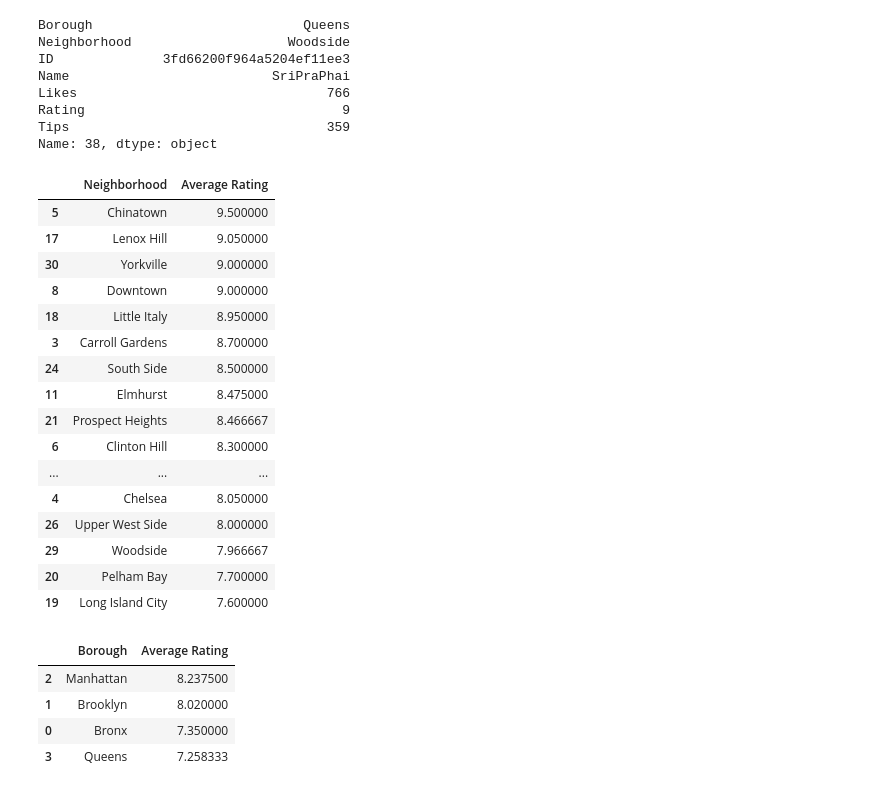
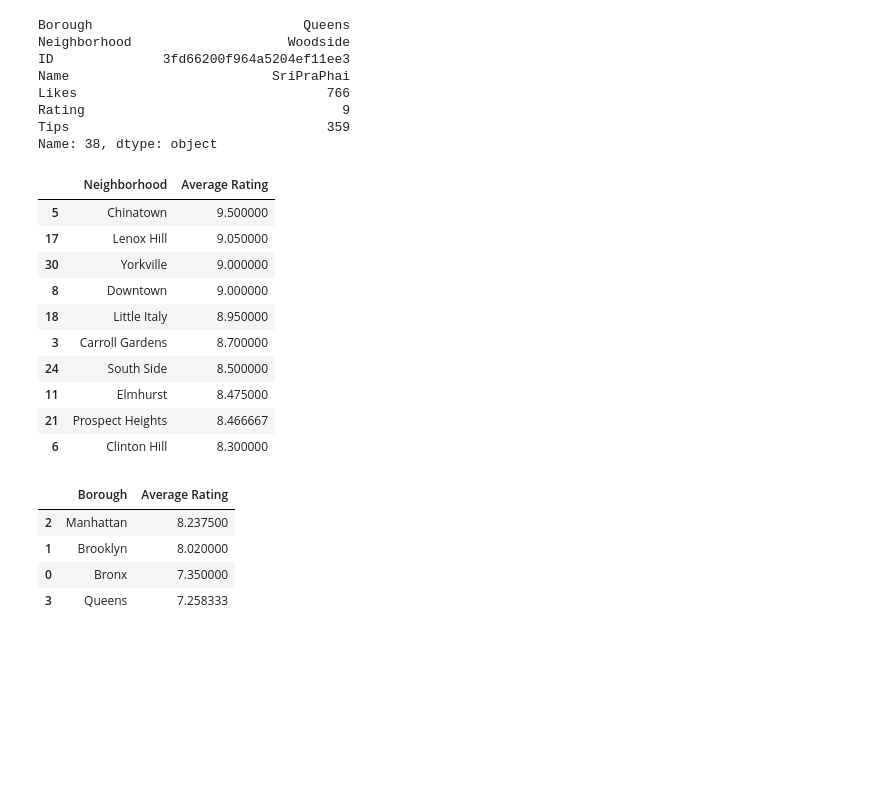
Before and after one commit to Prnp15/Coursera_Capstone_Data_analysis, a Jupyter notebook: Final_Project_Thai_Rest.ipynb, the cells around one changed output. Cells and saved outputs as stored; diff of their text form; code cells hidden in the pictures; blank space fills up the shorter version.

```diff
--- a/Final_Project_Thai_Rest.ipynb
+++ b/Final_Project_Thai_Rest.ipynb
@@ -344,23 +344,17 @@ Name: 38, dtype: object
 # %%
 ny_neighborhood_stats=thai_rest_stats_ny.groupby('Neighborhood',as_index=False).mean()[['Neighborhood','Rating']]
 ny_neighborhood_stats.columns=['Neighborhood','Average Rating']
-ny_neighborhood_stats.sort_values(['Average Rating'],ascending=False).head(20)
+ny_neighborhood_stats.sort_values(['Average Rating'],ascending=False).head(10)
 # %% [output]
 |  | Neighborhood | Average Rating |
 | 5 | Chinatown | 9.500000 |
 | 17 | Lenox Hill | 9.050000 |
 | 30 | Yorkville | 9.000000 |
 | 8 | Downtown | 9.000000 |
 | 18 | Little Italy | 8.950000 |
 | 3 | Carroll Gardens | 8.700000 |
 | 24 | South Side | 8.500000 |
 | 11 | Elmhurst | 8.475000 |
 | 21 | Prospect Heights | 8.466667 |
 | 6 | Clinton Hill | 8.300000 |
-| ... | ... | ... |
-| 4 | Chelsea | 8.050000 |
-| 26 | Upper West Side | 8.000000 |
-| 29 | Woodside | 7.966667 |
-| 20 | Pelham Bay | 7.700000 |
-| 19 | Long Island City | 7.600000 |
 # %%
```
Also changed, not shown: parts of 2 cells of this notebook.
